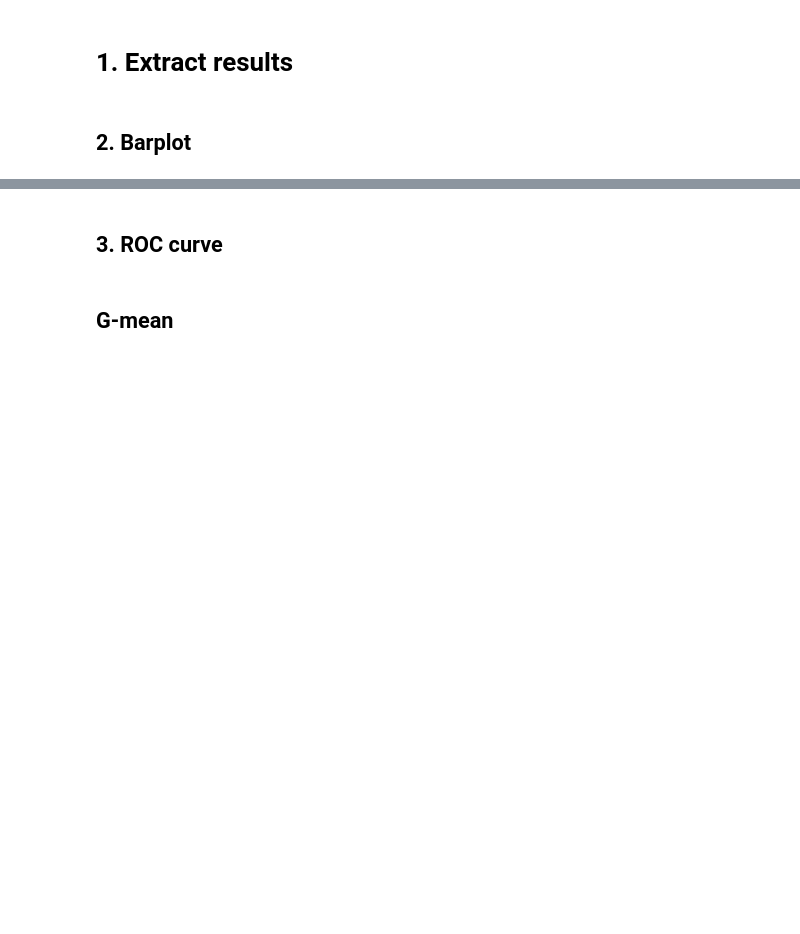
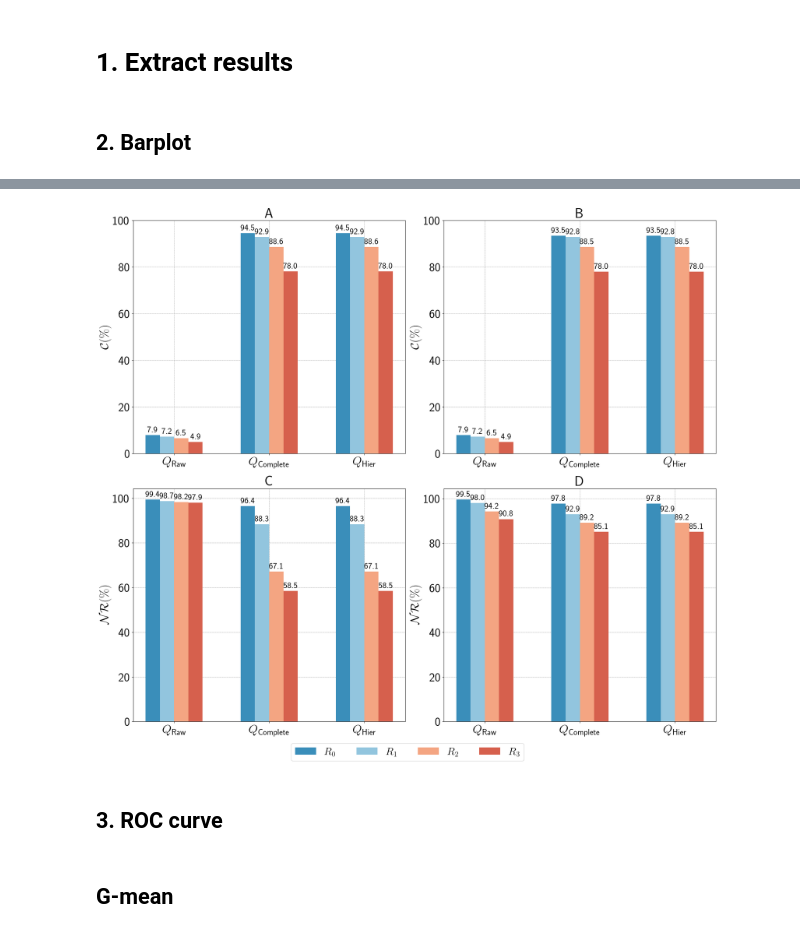
Before and after one commit to TieuLongPhan/SynTemp, a Jupyter notebook: Docs/Analysis/_5_rule_application.ipynb, the cells around one changed output, grey strips where cells are left out. Drawn from its saved outputs; the diff is of its cells as text; code cells hidden in the pictures; blank space fills up the shorter version.

```diff
--- a/Docs/Analysis/_5_rule_application.ipynb
+++ b/Docs/Analysis/_5_rule_application.ipynb
@@ -181,34 +268,36 @@ fontsettings = {
     "title_size": 32,
     "label_size": 28,
     "ticks_size": 28,
     "annotation_size": 20,
 }
 
 # Plotting data
 plot_percentage(fw, ax1, "C", title=r"A", fontsettings=fontsettings)
 plot_percentage(bw, ax2, "C", title=r"B", fontsettings=fontsettings)
 
 plot_percentage(fw, ax3, "NR", title=r"C", fontsettings=fontsettings)
 plot_percentage(bw, ax4, "NR", title=r"D", fontsettings=fontsettings)
 
 
 fig.legend(
     [r"$R_0$", r"$R_1$", r"$R_2$", r"$R_3$"],  # Correct LaTeX formatted strings
     loc="lower center",
     ncol=4,
     fontsize=24,
     bbox_to_anchor=(0.5, 0.001),
 )
 
 # Adjusting layout
 fig.tight_layout()
 fig.subplots_adjust(hspace=0.15, bottom=0.08)
 fig.savefig(
-    "./fig/Fig10_template_false_rate_compare_test.pdf",
+    "./fig/Fig10_template_false_rate_compare_valid.pdf",
     dpi=600,
     bbox_inches="tight",
     pad_inches=0,
 )
+# %% [output]
+[figure, added]
 # %% [markdown]
 ## 3. ROC curve
 # %%
```
Also changed, not shown: parts of 5 cells of this notebook, 11 other files.
